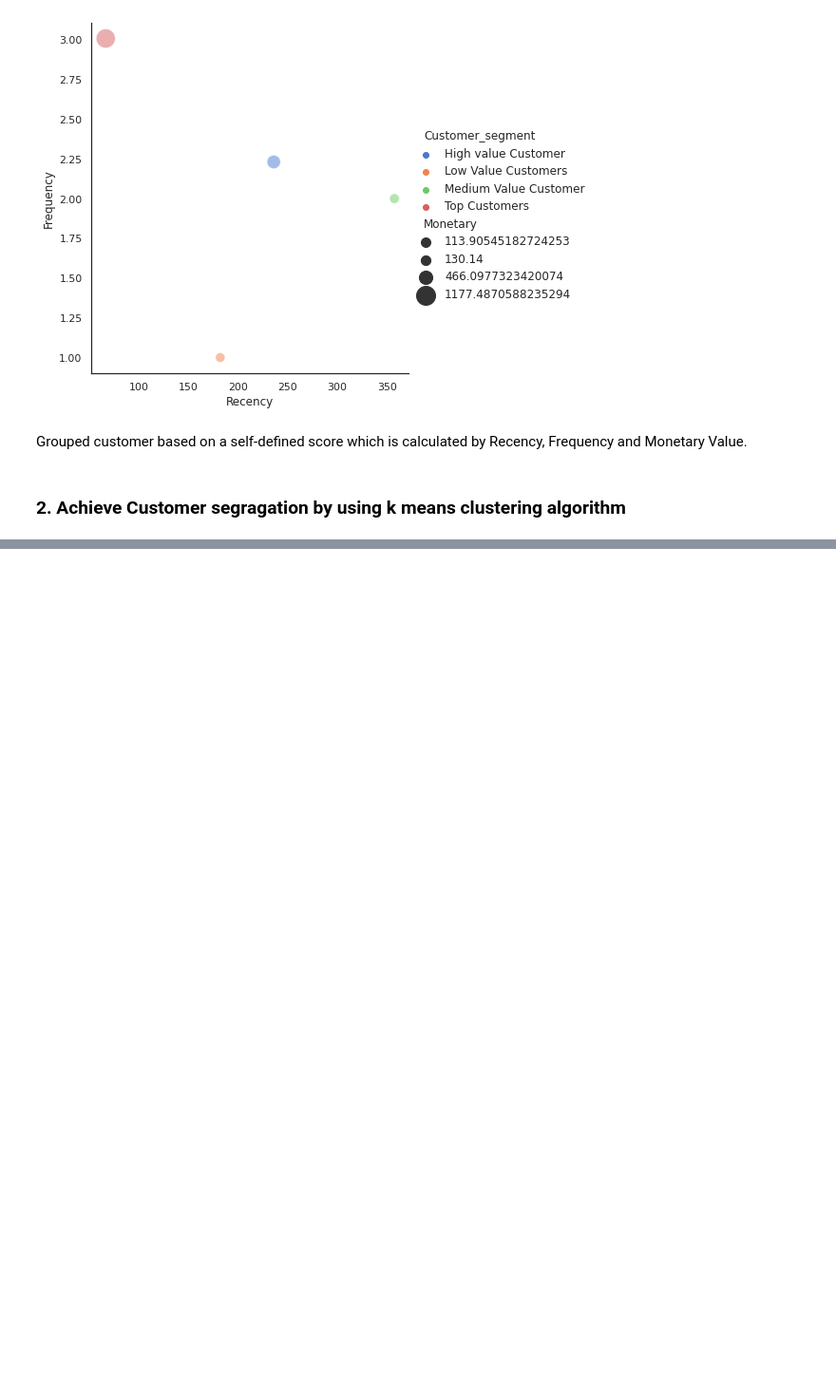
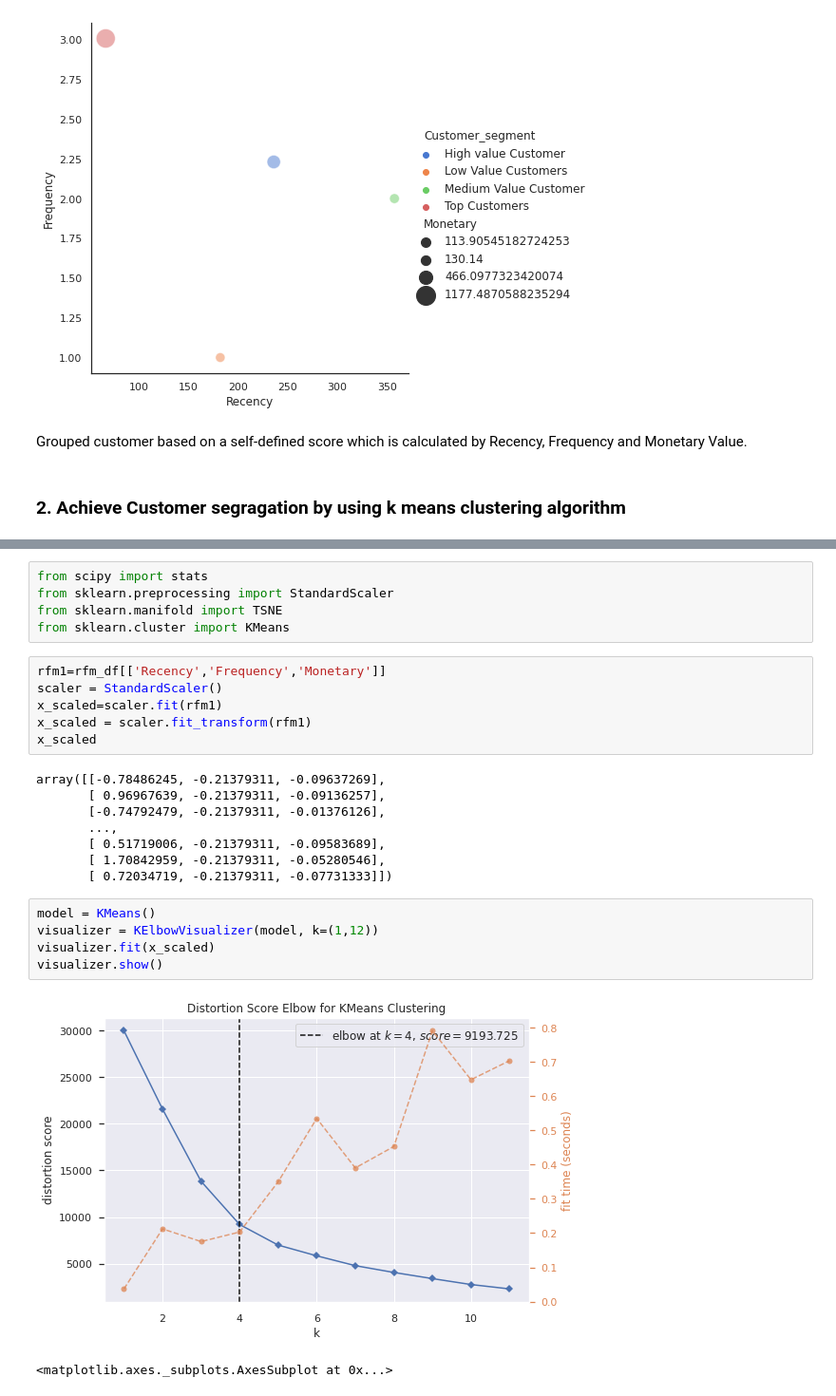
Before and after one commit to lirui720/Google_E_Commerce_RFM_model, a Jupyter notebook: RFM_Model.ipynb, the cells around one changed output, grey strips where cells are left out. Shown at 95% size. Cells and saved outputs as stored; diff of their text form; blank space fills up the shorter version.

```diff
--- a/RFM_Model.ipynb
+++ b/RFM_Model.ipynb
@@ -158,0 +198,27 @@ Grouped customer based on a self-defined score which is calculated by Recency, F
+# %%
+from scipy import stats
+from sklearn.preprocessing import StandardScaler
+from sklearn.manifold import TSNE
+from sklearn.cluster import KMeans
+# %%
+rfm1=rfm_df[['Recency','Frequency','Monetary']]
+scaler = StandardScaler()
+x_scaled=scaler.fit(rfm1)
+x_scaled = scaler.fit_transform(rfm1)
+x_scaled
+# %% [output]
+array([[-0.78486245, -0.21379311, -0.09637269],
+       [ 0.96967639, -0.21379311, -0.09136257],
+       [-0.74792479, -0.21379311, -0.01376126],
+       ...,
+       [ 0.51719006, -0.21379311, -0.09583689],
+       [ 1.70842959, -0.21379311, -0.05280546],
+       [ 0.72034719, -0.21379311, -0.07731333]])
+# %%
+model = KMeans()
+visualizer = KElbowVisualizer(model, k=(1,12))
+visualizer.fit(x_scaled)
+visualizer.show()
+# %% [output]
+[figure, added]
+<matplotlib.axes._subplots.AxesSubplot at 0x...>
```
Also changed, not shown: parts of 14 cells of this notebook.
